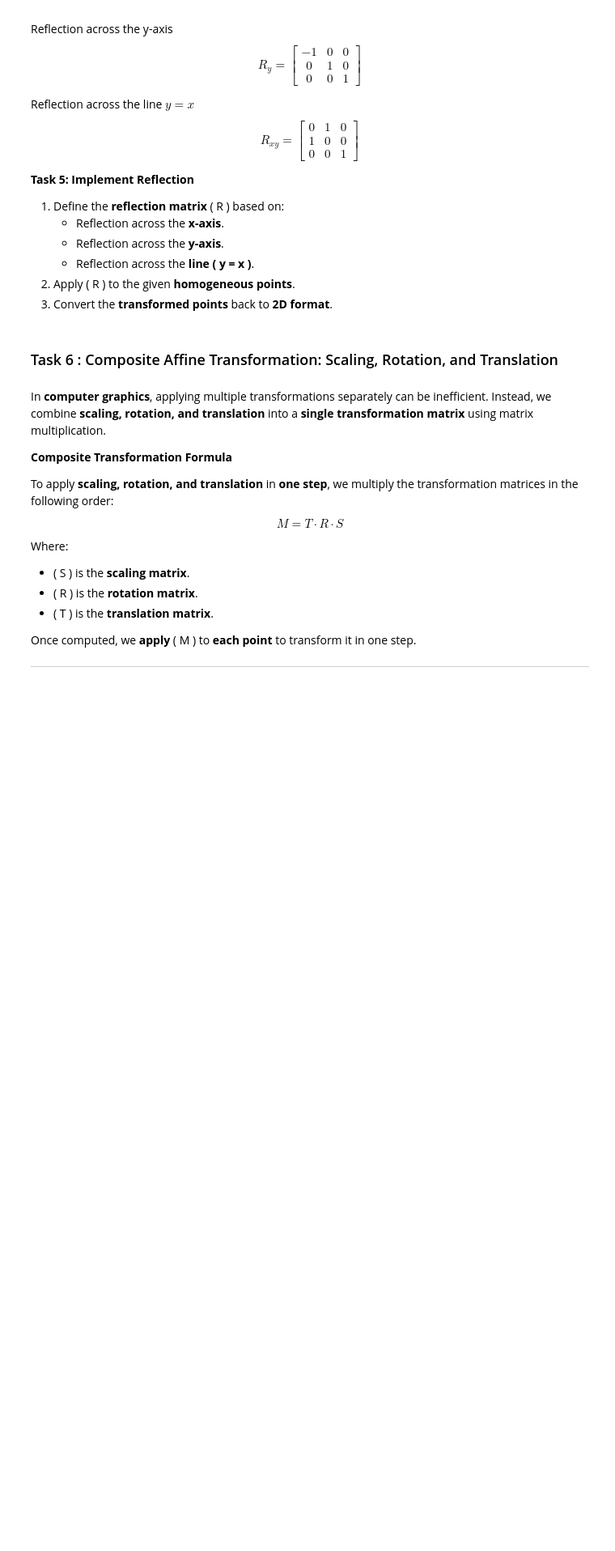
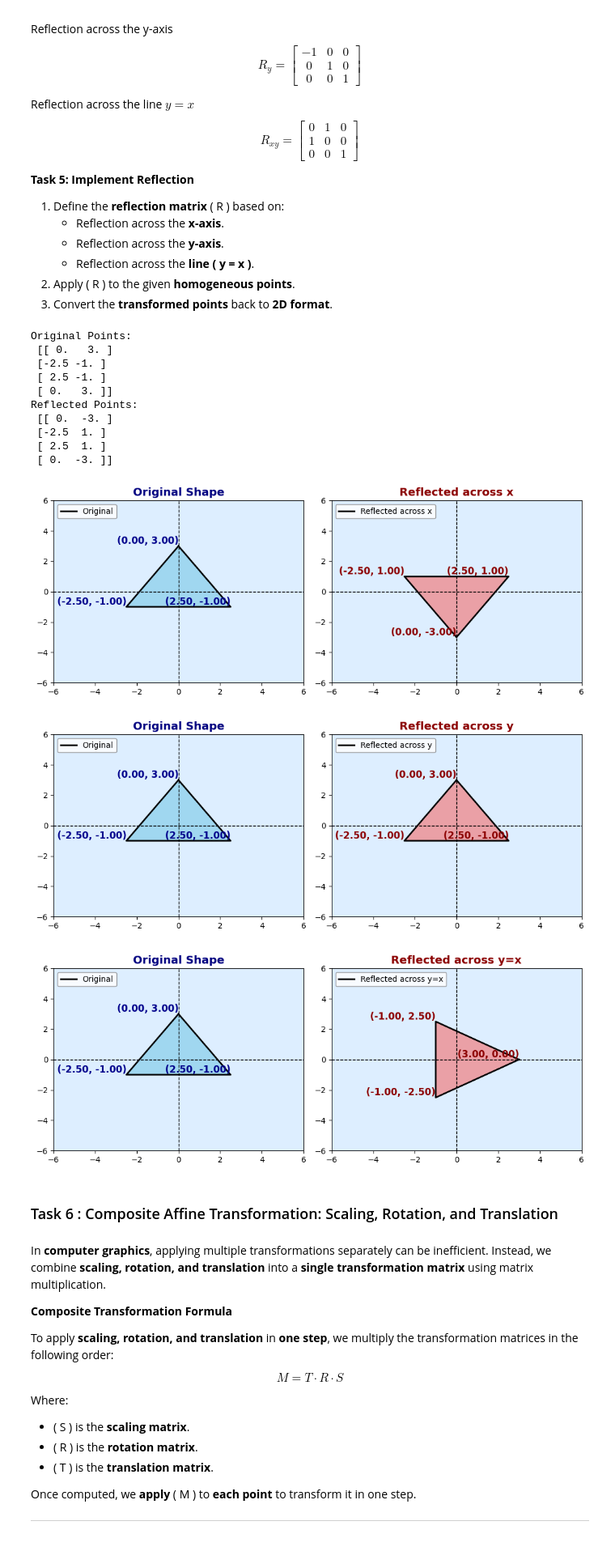
Before and after one commit to LyricClough/Linear-Final-project, a Jupyter notebook: Computer_Graphics_Project.ipynb, the cells around one changed output. Shown at 81% size. Drawn from its saved outputs; the diff is of its cells as text; code cells hidden in the pictures; blank space fills up the shorter version.

```diff
--- a/Computer_Graphics_Project.ipynb
+++ b/Computer_Graphics_Project.ipynb
@@ -695,27 +679,63 @@ $$
 # %%
 def reflect(points, axis):
 
+    pts = np.asarray(points, dtype=float)
+    # convert to homogeneous coords: (n, 3)
+    H = np.hstack([pts, np.ones((pts.shape[0], 1))])
 
-  pass #Code Solution Here
+    # choose reflection matrix R
+    if axis == 'x':
+        R = np.array([[ 1,  0, 0],
+                      [ 0, -1, 0],
+                      [ 0,  0, 1]])
+    elif axis == 'y':
+        R = np.array([[-1,  0, 0],
+                      [ 0,  1, 0],
+                      [ 0,  0, 1]])
+    elif axis == 'y=x':
+        R = np.array([[ 0, 1, 0],
+                      [ 1, 0, 0],
+                      [ 0, 0, 1]])
+    else:
+        raise ValueError(f"Unknown axis '{axis}'. Use 'x', 'y', or 'y=x'.")
 
-
-
+    # apply R and convert back to 2D
+    H_reflected = H.dot(R.T)
+    return H_reflected[:, :2]
 
 
 # Apply reflection
 reflection_axis = 'x'
 reflected_points = reflect(points_2d, reflection_axis)
 
 # Print results
 print("Original Points:\n", points_2d)
 print("Reflected Points:\n", reflected_points)
 
+# Reflect across all three and plot
 reflection_axes = ['x', 'y', 'y=x']
 reflected_points_dict = {axis: reflect(points_2d, axis) for axis in reflection_axes}
 
-# Plot reflections using the reusable function
-for axis, reflected_points in reflected_points_dict.items():
-    plot_transformation(original_points=points_2d, transformed_points=reflected_points, transformation_name=f"Reflected across {axis}")
+for axis, pts_ref in reflected_points_dict.items():
+    plot_transformation(
+        original_points=points_2d,
+        transformed_points=pts_ref,
+        transformation_name=f"Reflected across {axis}"
+    )
+# %% [output]
+Original Points:
+ [[ 0.   3. ]
+ [-2.5 -1. ]
+ [ 2.5 -1. ]
+ [ 0.   3. ]]
+Reflected Points:
+ [[ 0.  -3. ]
+ [-2.5  1. ]
+ [ 2.5  1. ]
+ [ 0.  -3. ]]
+[figure, added]
+[figure, added]
+[figure, added]
 # %% [markdown]
 ### Task 6 : Composite Affine Transformation: Scaling, Rotation, and Translation
 # %% [markdown]
```
Also changed, not shown: parts of 5 cells of this notebook.
